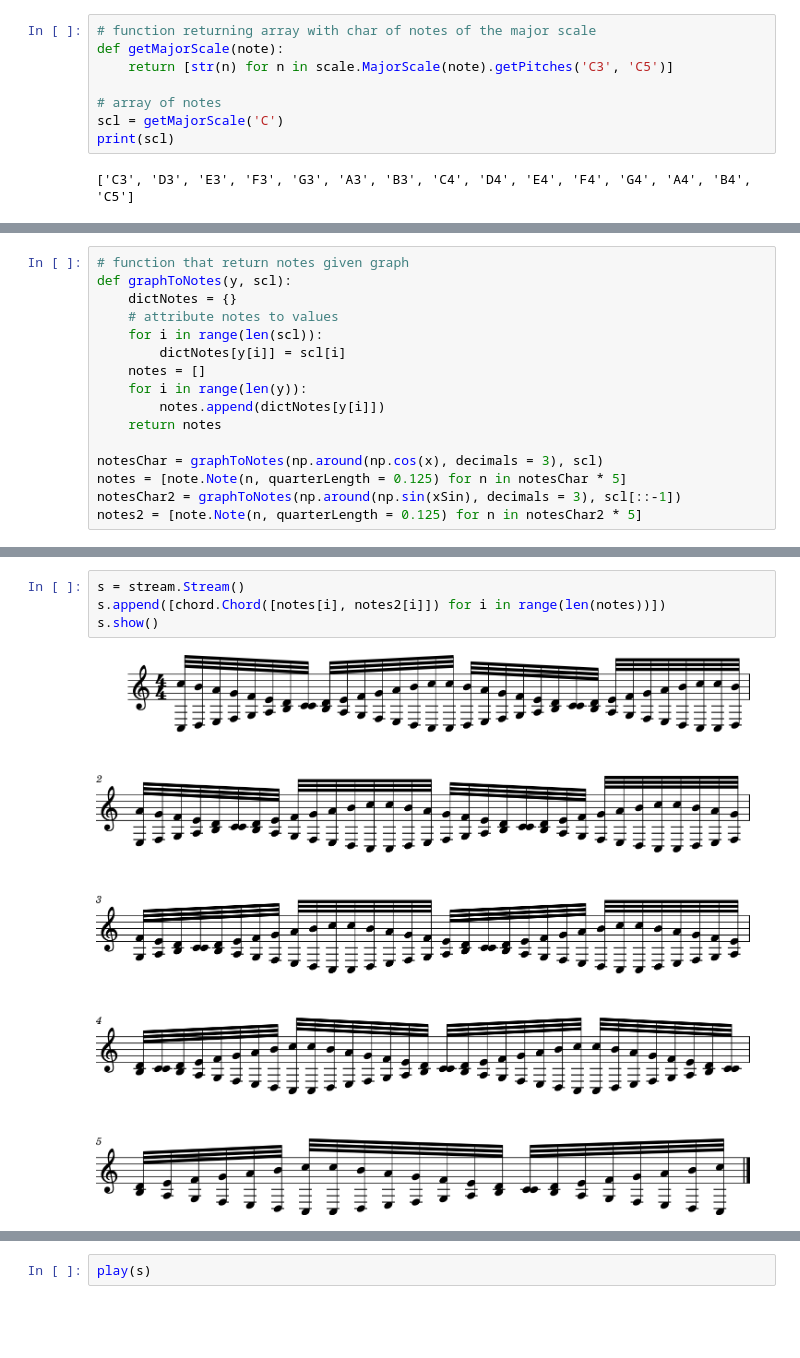
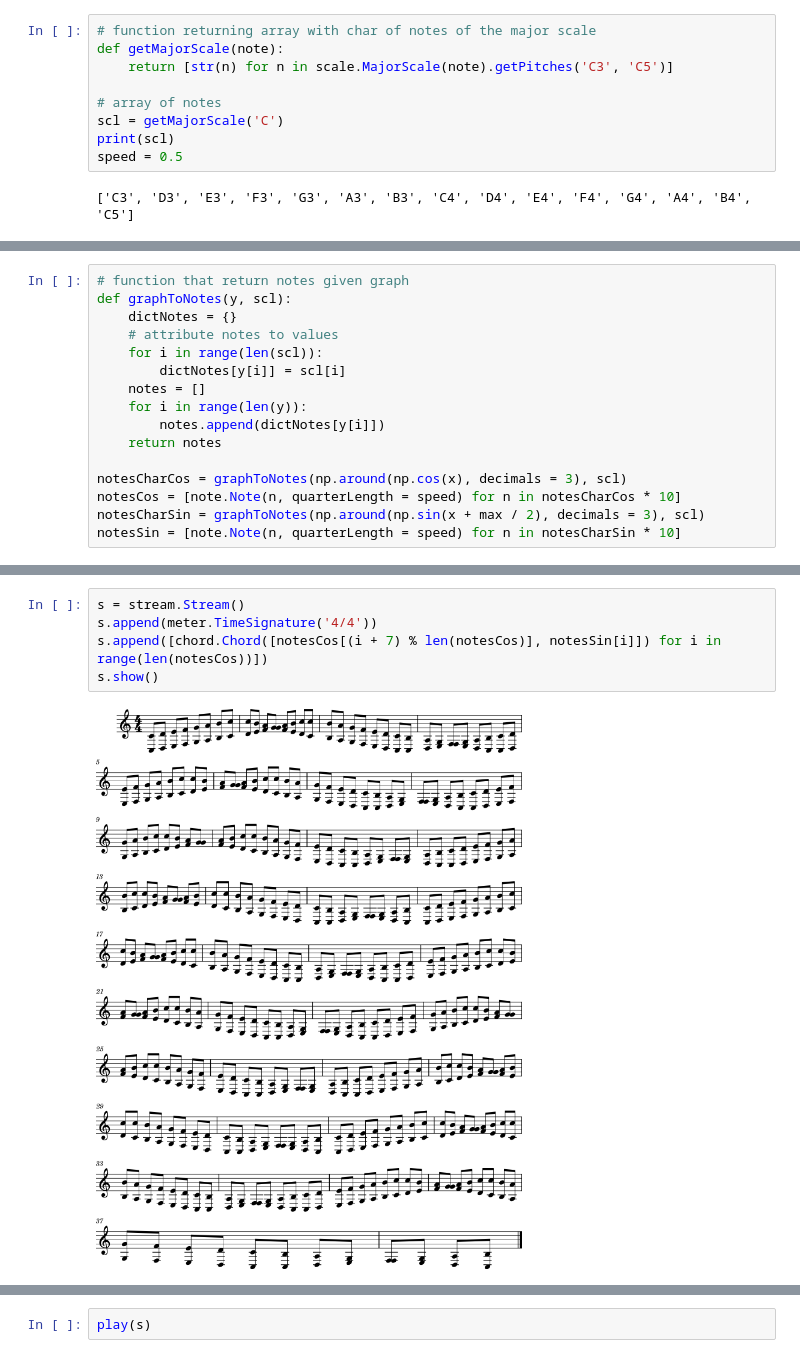
Before and after one commit to olsdavis/digimus, a Jupyter notebook: stagnation/stagnation.ipynb, the cells around one changed output, grey strips where cells are left out. Cells and saved outputs as stored; diff of their text form; blank space fills up the shorter version.

```diff
--- a/stagnation/stagnation.ipynb
+++ b/stagnation/stagnation.ipynb
@@ -43,6 +43,7 @@ def getMajorScale(note):
 # array of notes
 scl = getMajorScale('C')
 print(scl)
+speed = 0.5
 # %% [output]
 ['C3', 'D3', 'E3', 'F3', 'G3', 'A3', 'B3', 'C4', 'D4', 'E4', 'F4', 'G4', 'A4', 'B4', 'C5']
 # %%
@@ -65,7 +65,7 @@ def graphToNotes(y, scl):
         notes.append(dictNotes[y[i]])
     return notes
 
-notesChar = graphToNotes(np.around(np.cos(x), decimals = 3), scl)
-notes = [note.Note(n, quarterLength = 0.125) for n in notesChar * 5]
-notesChar2 = graphToNotes(np.around(np.sin(xSin), decimals = 3), scl[::-1])
-notes2 = [note.Note(n, quarterLength = 0.125) for n in notesChar2 * 5]
+notesCharCos = graphToNotes(np.around(np.cos(x), decimals = 3), scl)
+notesCos = [note.Note(n, quarterLength = speed) for n in notesCharCos * 10]
+notesCharSin = graphToNotes(np.around(np.sin(x + max / 2), decimals = 3), scl)
+notesSin = [note.Note(n, quarterLength = speed) for n in notesCharSin * 10]
@@ -72,6 +94,7 @@ notes2 = [note.Note(n, quarterLength = 0.125) for n in notesChar2 * 5]
 # %%
 s = stream.Stream()
-s.append([chord.Chord([notes[i], notes2[i]]) for i in range(len(notes))])
+s.append(meter.TimeSignature('4/4'))
+s.append([chord.Chord([notesCos[(i + 7) % len(notesCos)], notesSin[i]]) for i in range(len(notesCos))])
 s.show()
 # %% [output]
-[figure, old version]
+[figure, new version]
```
Also changed, not shown: parts of 13 cells of this notebook.
